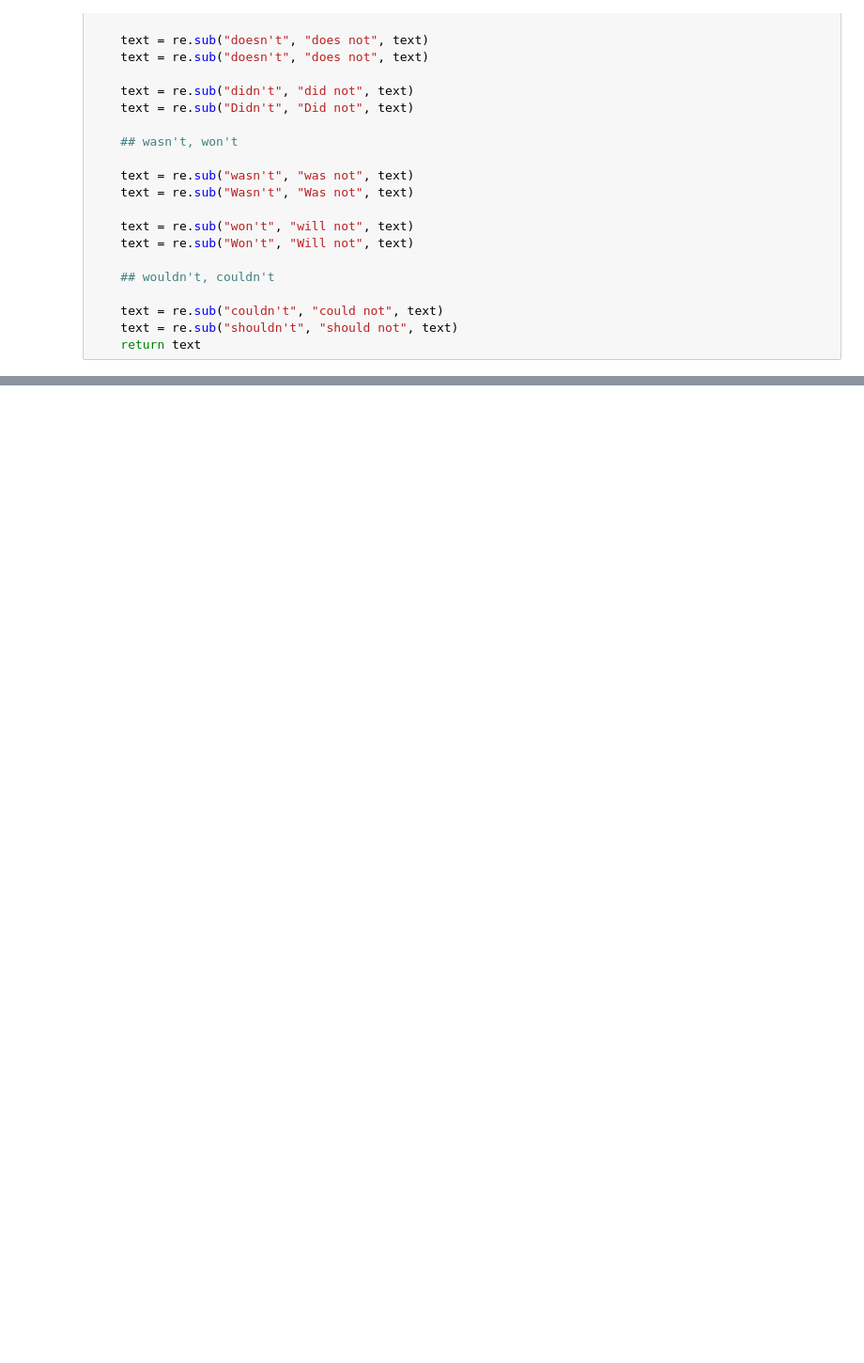
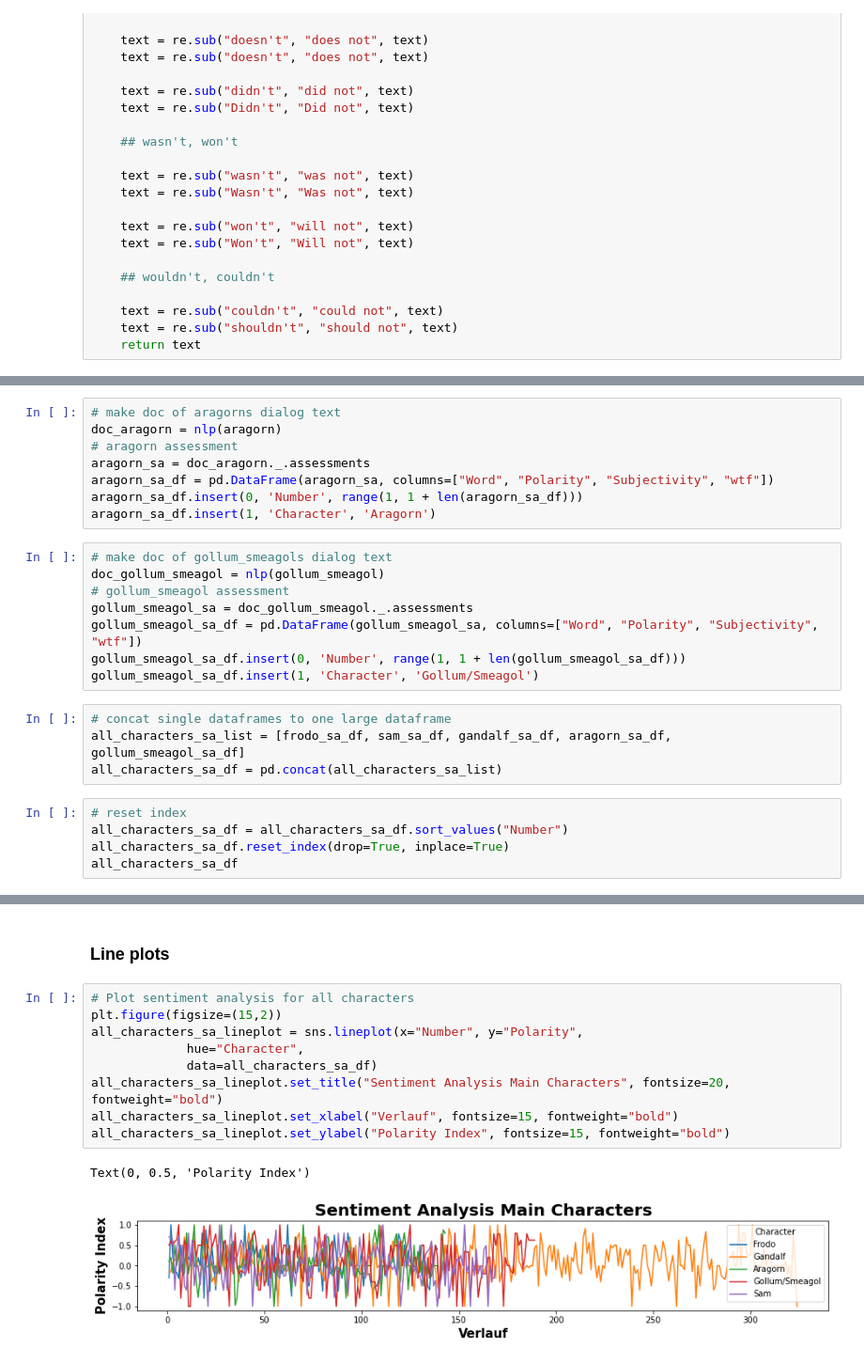
Before and after one commit to Momo-ohneEnde/nlp-lotr, a Jupyter notebook: Sentiment_Analysis.ipynb, the cells around one changed output, grey strips where cells are left out. Shown at 94% size. Saved outputs shown, nothing was run; the diff lists cells and outputs as text; blank space fills up the shorter version.

Commit message:
Add code for Sentiment Analysis

```diff
--- a/Sentiment_Analysis.ipynb
+++ b/Sentiment_Analysis.ipynb
@@ -52,0 +158,25 @@ def write_out_negotiations(text):
+# %%
+# make doc of aragorns dialog text
+doc_aragorn = nlp(aragorn)
+# aragorn assessment
+aragorn_sa = doc_aragorn._.assessments
+aragorn_sa_df = pd.DataFrame(aragorn_sa, columns=["Word", "Polarity", "Subjectivity", "wtf"])
+aragorn_sa_df.insert(0, 'Number', range(1, 1 + len(aragorn_sa_df)))
+aragorn_sa_df.insert(1, 'Character', 'Aragorn')
+# %%
+# make doc of gollum_smeagols dialog text
+doc_gollum_smeagol = nlp(gollum_smeagol)
+# gollum_smeagol assessment
+gollum_smeagol_sa = doc_gollum_smeagol._.assessments
+gollum_smeagol_sa_df = pd.DataFrame(gollum_smeagol_sa, columns=["Word", "Polarity", "Subjectivity", "wtf"])
+gollum_smeagol_sa_df.insert(0, 'Number', range(1, 1 + len(gollum_smeagol_sa_df)))
+gollum_smeagol_sa_df.insert(1, 'Character', 'Gollum/Smeagol')
+# %%
+# concat single dataframes to one large dataframe
+all_characters_sa_list = [frodo_sa_df, sam_sa_df, gandalf_sa_df, aragorn_sa_df, gollum_smeagol_sa_df]
+all_characters_sa_df = pd.concat(all_characters_sa_list)
+# %%
+# reset index
+all_characters_sa_df = all_characters_sa_df.sort_values("Number")
+all_characters_sa_df.reset_index(drop=True, inplace=True)
+all_characters_sa_df
@@ -52,0 +197,14 @@ def write_out_negotiations(text):
+# %% [markdown]
+### Line plots
+# %%
+# Plot sentiment analysis for all characters
+plt.figure(figsize=(15,2))
+all_characters_sa_lineplot = sns.lineplot(x="Number", y="Polarity",
+             hue="Character",
+             data=all_characters_sa_df)
+all_characters_sa_lineplot.set_title("Sentiment Analysis Main Characters", fontsize=20, fontweight="bold")
+all_characters_sa_lineplot.set_xlabel("Verlauf", fontsize=15, fontweight="bold")
+all_characters_sa_lineplot.set_ylabel("Polarity Index", fontsize=15, fontweight="bold")
+# %% [output]
+Text(0, 0.5, 'Polarity Index')
+[figure, added]
```
Also changed, not shown: parts of 14 cells of this notebook.
